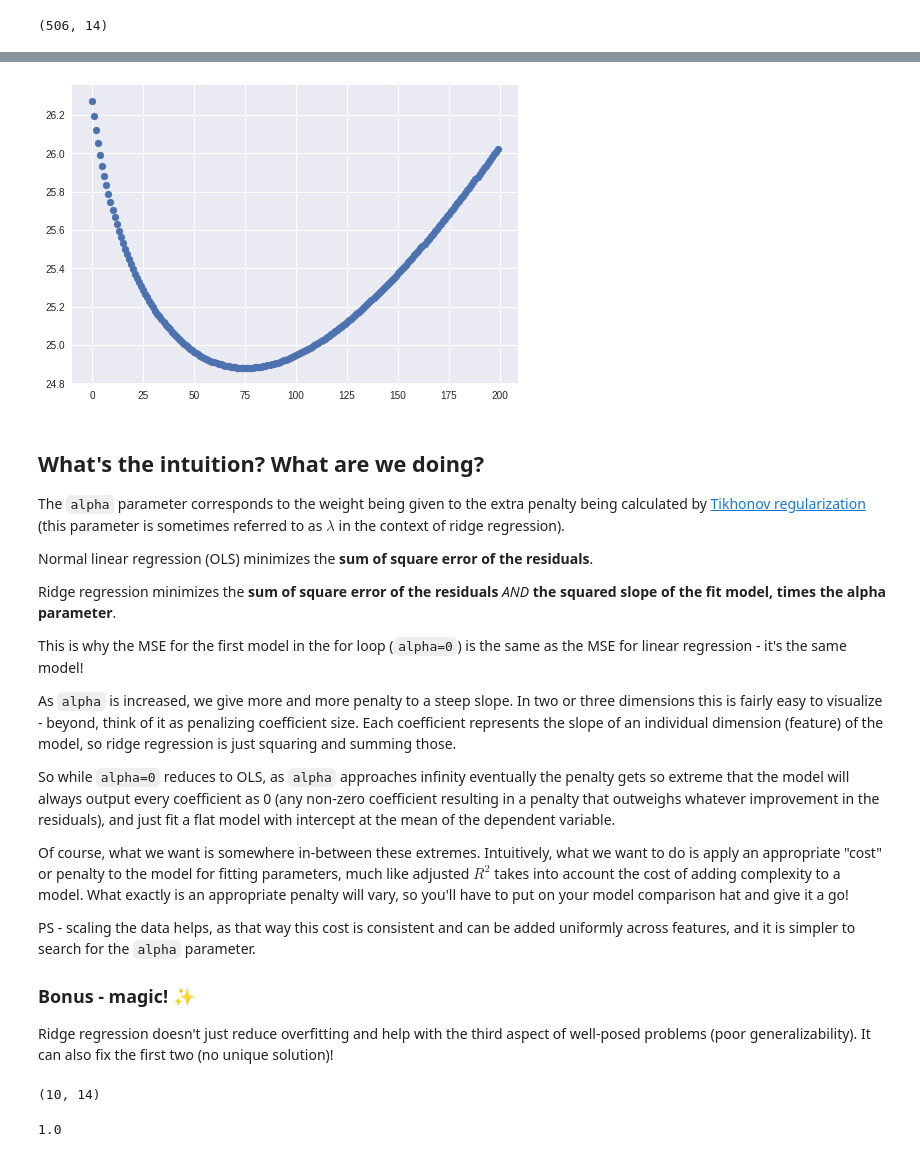
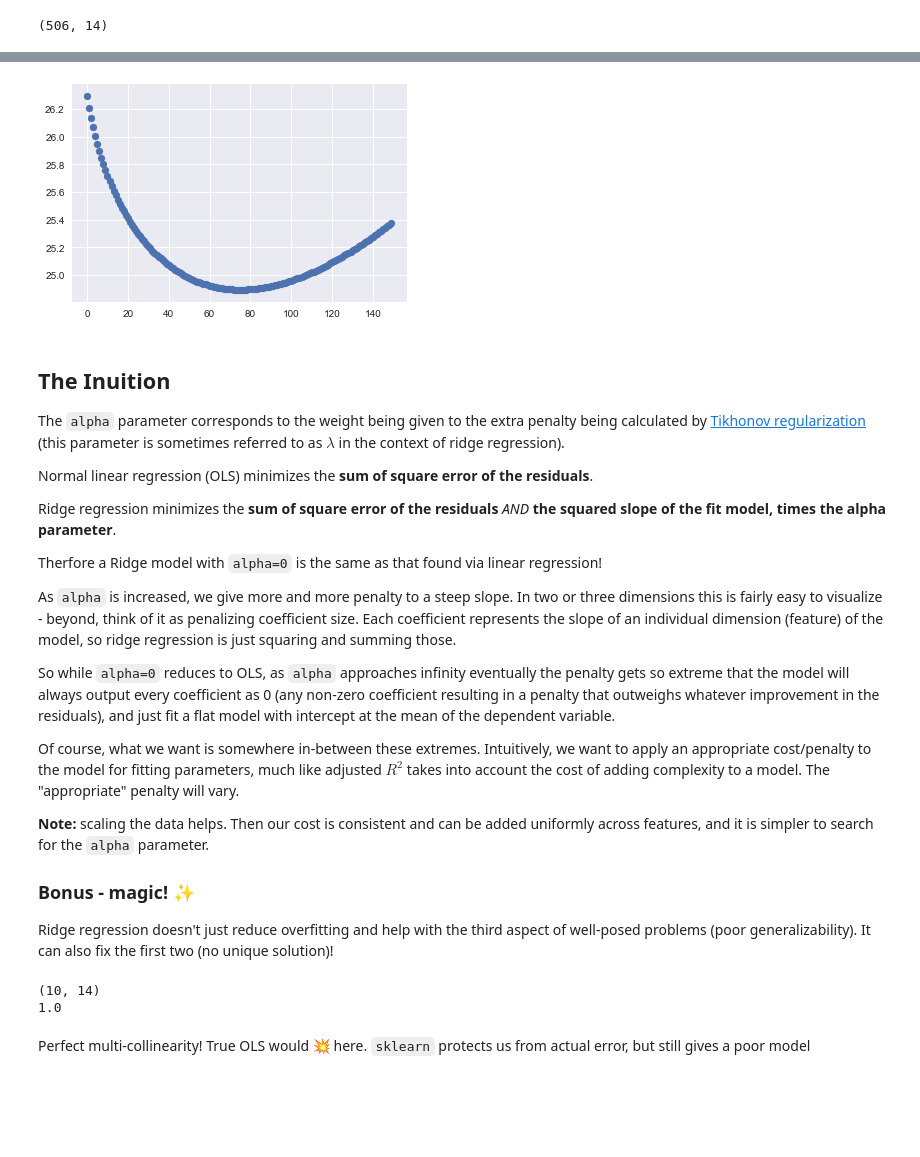
Before and after one commit to chrisluedtke/data-science-journal, a Jupyter notebook: 07-Advanced-Regression/04_Ridge_Regression.ipynb, the cells around one changed output, grey strips where cells are left out. Cells and saved outputs as stored; diff of their text form; code cells hidden in the pictures; blank space fills up the shorter version.

```diff
--- a/07-Advanced-Regression/04_Ridge_Regression.ipynb
+++ b/07-Advanced-Regression/04_Ridge_Regression.ipynb
@@ -152,10 +267,5 @@ How to tune alpha? For now, let's loop and try values.
 # %%
-alphas = []
-mses = []
-
-for alpha in range(0, 200, 1):
-  ridge_reg_split = Ridge(alpha=alpha).fit(X_train, y_train)
-  mse = mean_squared_error(y_test, ridge_reg_split.predict(X_test))
-  print(alpha, mse)
-  alphas.append(alpha)
-  mses.append(mse)
+mses = {}
+for a in range(0, 150, 1):
+    ridge_reg_split = Ridge(alpha=a).fit(X_train, y_train)
+    mses[a] = mean_squared_error(y_test, ridge_reg_split.predict(X_test))
@@ -180,10 +272,9 @@ for alpha in range(0, 200, 1):
-# %%
-from matplotlib.pyplot import scatter
-scatter(alphas, mses);
-# %% [output]
-[figure, removed]
+# %%
+plt.scatter(mses.keys(), mses.values());
+# %% [output]
+[figure, added]
 # %% [markdown]
-## What's the intuition? What are we doing?
+## The Inuition
 
 The `alpha` parameter corresponds to the weight being given to the extra penalty being calculated by [Tikhonov regularization](https://en.wikipedia.org/wiki/Tikhonov_regularization) (this parameter is sometimes referred to as $\lambda$ in the context of ridge regression).
 
@@ -191,15 +282,15 @@ Normal linear regression (OLS) minimizes the **sum of square error of the residu
 
 Ridge regression minimizes the **sum of square error of the residuals** *AND* **the squared slope of the fit model, times the alpha parameter**.
 
-This is why the MSE for the first model in the for loop (`alpha=0`) is the same as the MSE for linear regression - it's the same model!
+Therfore a Ridge model with `alpha=0` is the same as that found via linear regression!
 
 As `alpha` is increased, we give more and more penalty to a steep slope. In two or three dimensions this is fairly easy to visualize - beyond, think of it as penalizing coefficient size. Each coefficient represents the slope of an individual dimension (feature) of the model, so ridge regression is just squaring and summing those.
 
 So while `alpha=0` reduces to OLS, as `alpha` approaches infinity eventually the penalty gets so extreme that the model will always output every coefficient as 0 (any non-zero coefficient resulting in a penalty that outweighs whatever improvement in the residuals), and just fit a flat model with intercept at the mean of the dependent variable.
 
-Of course, what we want is somewhere in-between these extremes. Intuitively, what we want to do is apply an appropriate "cost" or penalty to the model for fitting parameters, much like adjusted $R^2$ takes into account the cost of adding complexity to a model. What exactly is an appropriate penalty will vary, so you'll have to put on your model comparison hat and give it a go!
+Of course, what we want is somewhere in-between these extremes. Intuitively, we want to apply an appropriate cost/penalty to the model for fitting parameters, much like adjusted $R^2$ takes into account the cost of adding complexity to a model. The "appropriate" penalty will vary.
 
-PS - scaling the data helps, as that way this cost is consistent and can be added uniformly across features, and it is simpler to search for the `alpha` parameter.
+**Note:** scaling the data helps. Then our cost is consistent and can be added uniformly across features, and it is simpler to search for the `alpha` parameter.
 
 ### Bonus - magic! ✨
 
@@ -211,12 +302,12 @@ X = df_tiny.drop('Price', axis='columns')
 y = df_tiny.Price
 
 lin_reg = LinearRegression().fit(X, y)
-lin_reg.score(X, y)  # Perfect multi-collinearity!
-# NOTE - True OLS would 💥 here
-# scikit protects us from actual error, but still gives a poor model
+print(lin_reg.score(X, y))
 # %% [output]
 (10, 14)
+1.0
-1.0
+# %% [markdown]
+Perfect multi-collinearity! True OLS would 💥 here. `sklearn` protects us from actual error, but still gives a poor model
 # %%
 ridge_reg = Ridge().fit(X, y)
 ridge_reg.score(X, y)  # More plausible (not "perfect")
```
Also changed, not shown: parts of 53 cells of this notebook, 3 other files.
